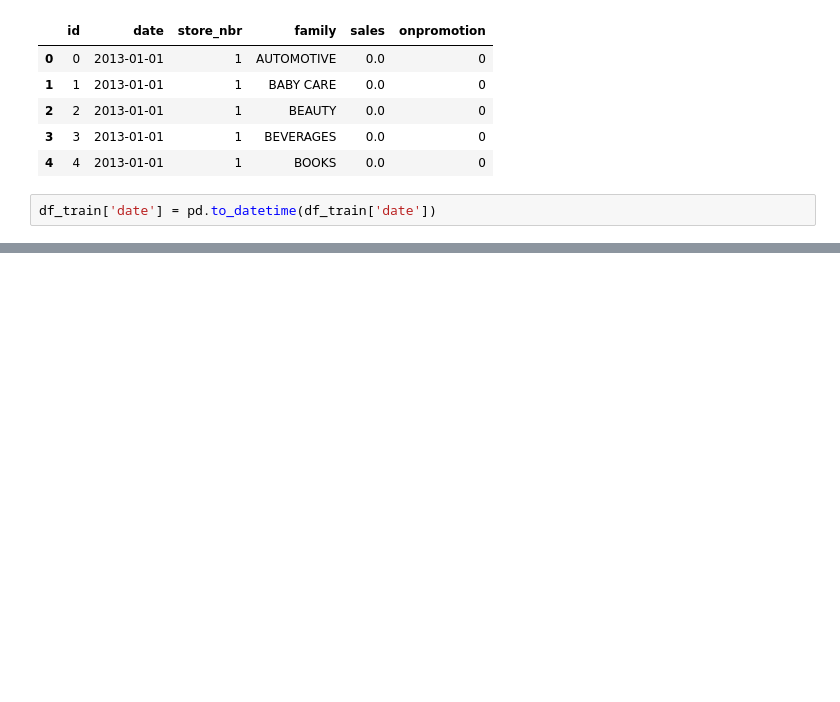
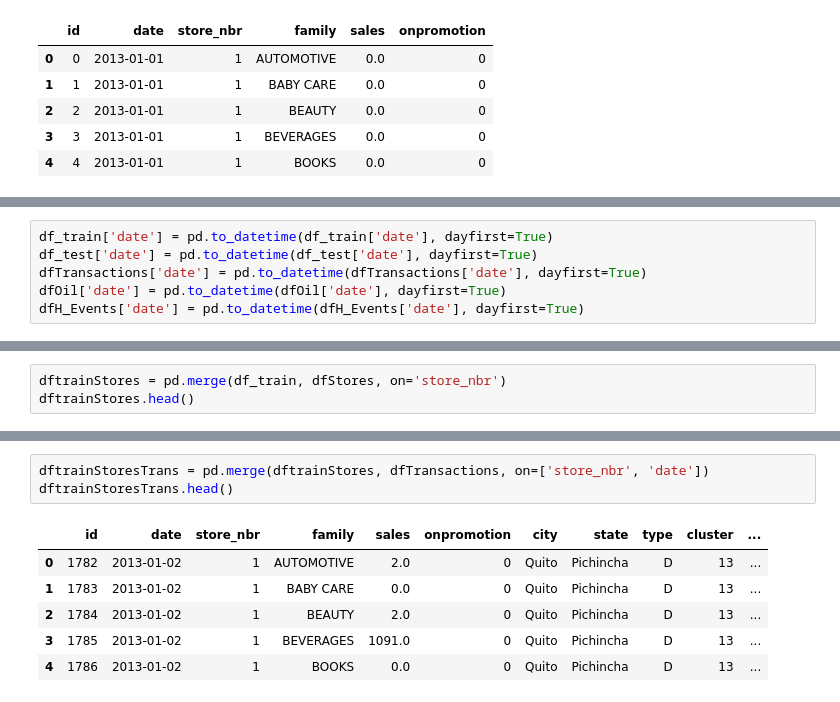
Before and after one commit to MshRoor/Kaggle-Competitions, a Jupyter notebook: Store Sales - Time Series Forecasting/Time_series_forecasting.ipynb, the cells around one changed output, grey strips where cells are left out. Drawn from its saved outputs; the diff is of its cells as text; blank space fills up the shorter version.

Commit message:
merged all the datasets based on various columns. Changes probably needed

```diff
--- a/Store Sales - Time Series Forecasting/Time_series_forecasting.ipynb
+++ b/Store Sales - Time Series Forecasting/Time_series_forecasting.ipynb
@@ -332,5 +333,3 @@ df_train.head()
 | 2 | 2 | 2013-01-01 | 1 | BEAUTY | 0.0 | 0 |
 | 3 | 3 | 2013-01-01 | 1 | BEVERAGES | 0.0 | 0 |
 | 4 | 4 | 2013-01-01 | 1 | BOOKS | 0.0 | 0 |
-# %%
-df_train['date'] = pd.to_datetime(df_train['date'])
@@ -352,0 +336,6 @@ memory usage: 137.4+ MB
+# %%
+df_train['date'] = pd.to_datetime(df_train['date'], dayfirst=True)
+df_test['date'] = pd.to_datetime(df_test['date'], dayfirst=True)
+dfTransactions['date'] = pd.to_datetime(dfTransactions['date'], dayfirst=True)
+dfOil['date'] = pd.to_datetime(dfOil['date'], dayfirst=True)
+dfH_Events['date'] = pd.to_datetime(dfH_Events['date'], dayfirst=True)
@@ -352,0 +348,3 @@ memory usage: 137.4+ MB
+# %%
+dftrainStores = pd.merge(df_train, dfStores, on='store_nbr')
+dftrainStores.head()
@@ -352,0 +358,10 @@ memory usage: 137.4+ MB
+# %%
+dftrainStoresTrans = pd.merge(dftrainStores, dfTransactions, on=['store_nbr', 'date'])
+dftrainStoresTrans.head()
+# %% [output]
+|  | id | date | store_nbr | family | sales | onpromotion | city | state | type | cluster | ... |
+| 0 | 1782 | 2013-01-02 | 1 | AUTOMOTIVE | 2.0 | 0 | Quito | Pichincha | D | 13 | ... |
+| 1 | 1783 | 2013-01-02 | 1 | BABY CARE | 0.0 | 0 | Quito | Pichincha | D | 13 | ... |
+| 2 | 1784 | 2013-01-02 | 1 | BEAUTY | 2.0 | 0 | Quito | Pichincha | D | 13 | ... |
+| 3 | 1785 | 2013-01-02 | 1 | BEVERAGES | 1091.0 | 0 | Quito | Pichincha | D | 13 | ... |
+| 4 | 1786 | 2013-01-02 | 1 | BOOKS | 0.0 | 0 | Quito | Pichincha | D | 13 | ... |
```
Also changed, not shown: parts of 7 cells of this notebook.
